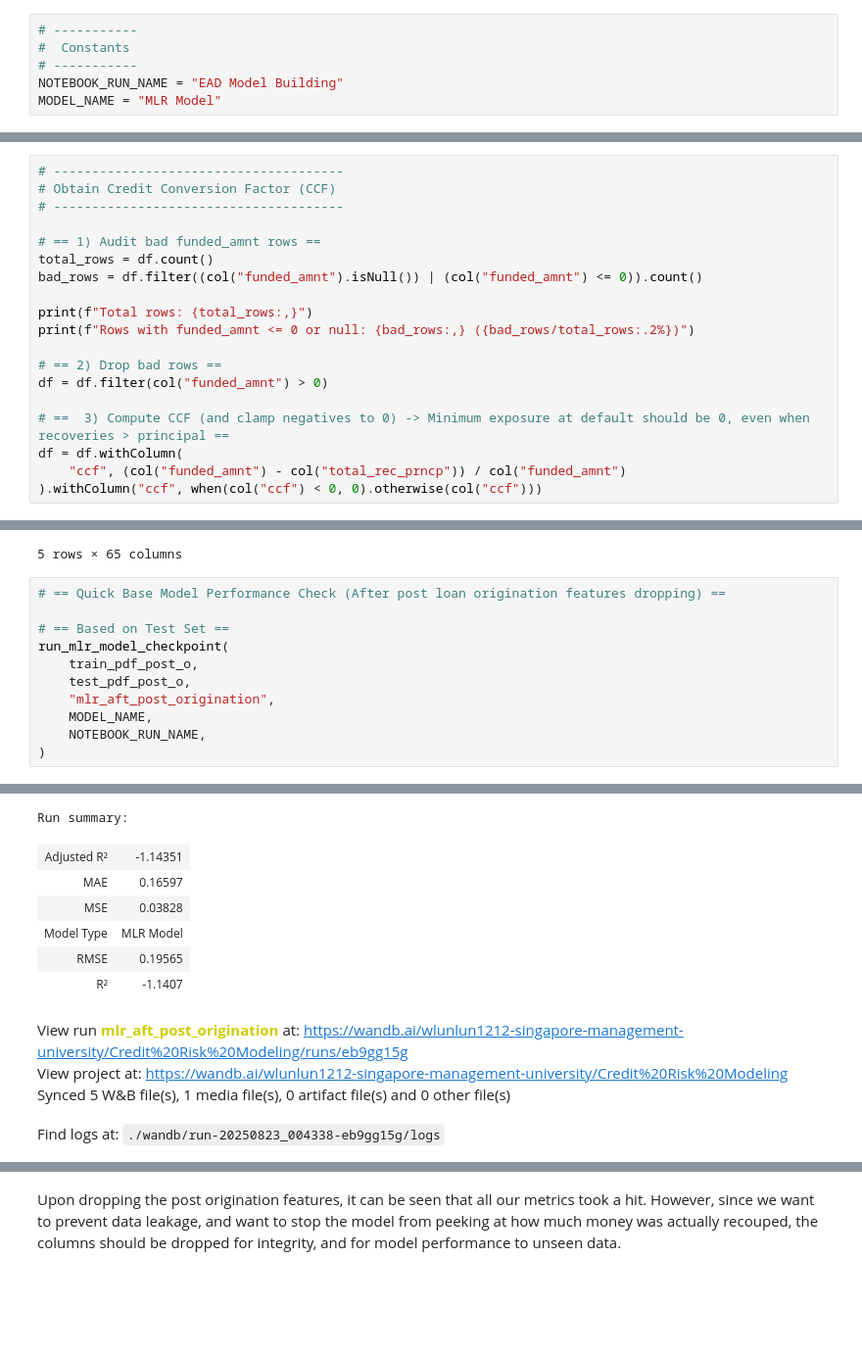
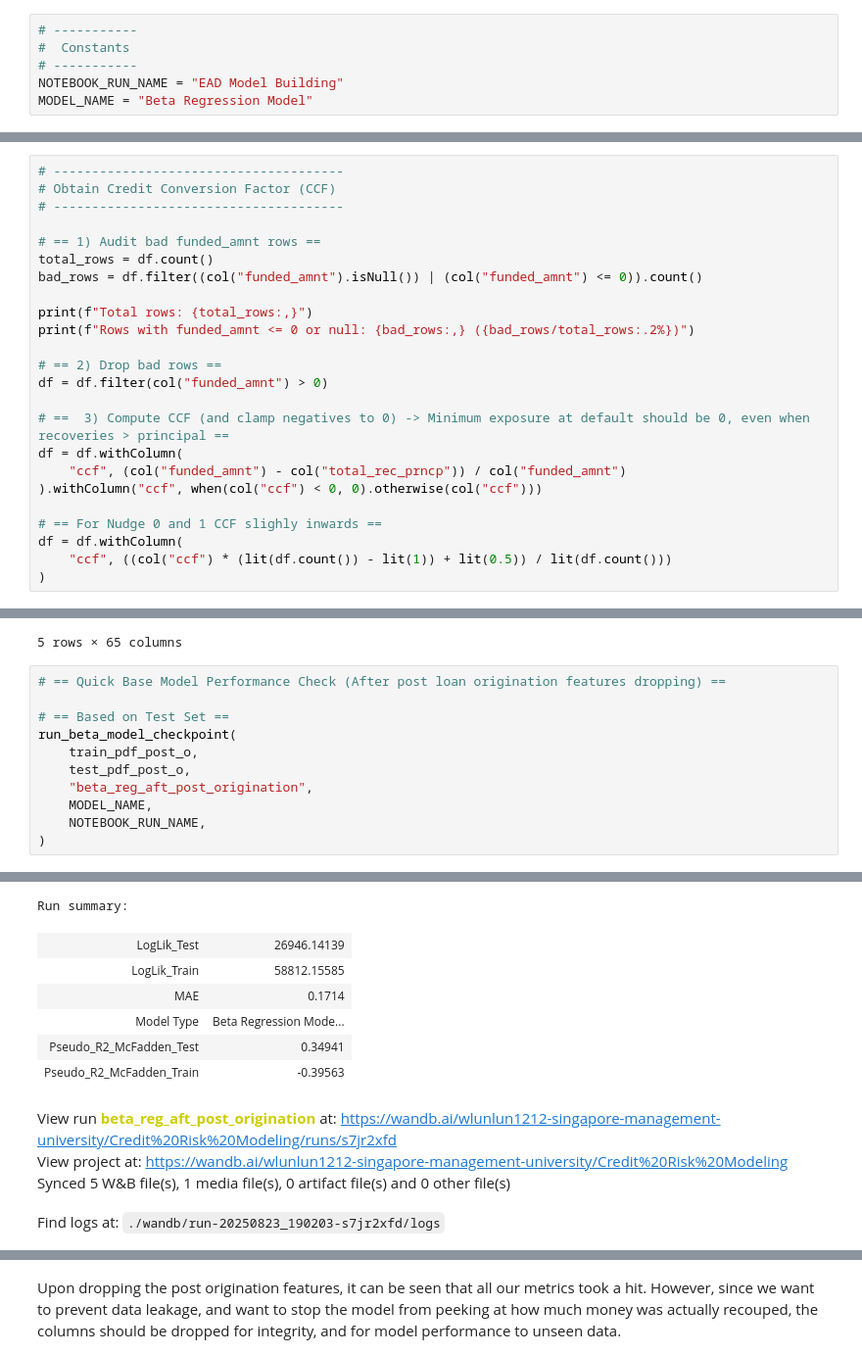
Before and after one commit to luuuneytunes12/Credit-Risk-Modeling-PySpark, a Jupyter notebook: notebooks/05a_ead_modeling.ipynb, the cells around one changed output, grey strips where cells are left out. Shown at 98% size. Cells and saved outputs as stored; diff of their text form; blank space fills up the shorter version.

```diff
--- a/notebooks/05a_ead_modeling.ipynb
+++ b/notebooks/05a_ead_modeling.ipynb
@@ -115,7 +115,7 @@ True
 #  Constants
 # -----------
 NOTEBOOK_RUN_NAME = "EAD Model Building"
-MODEL_NAME = "MLR Model"
+MODEL_NAME = "Beta Regression Model"
 # %%
 # --------------------
 #  Reusable Functions
@@ -518,6 +557,11 @@ df = df.filter(col("funded_amnt") > 0)
 df = df.withColumn(
     "ccf", (col("funded_amnt") - col("total_rec_prncp")) / col("funded_amnt")
 ).withColumn("ccf", when(col("ccf") < 0, 0).otherwise(col("ccf")))
+
+# == For Nudge 0 and 1 CCF slighly inwards ==
+df = df.withColumn(
+    "ccf", ((col("ccf") * (lit(df.count()) - lit(1)) + lit(0.5)) / lit(df.count()))
+)
 # %% [output]
 Total rows: 267,056
 Rows with funded_amnt <= 0 or null: 0 (0.00%)
@@ -674,10 +719,10 @@ train_pdf_post_o, test_pdf_post_o = train_test_split_oot(pdf)
 # == Quick Base Model Performance Check (After post loan origination features dropping) ==
 
 # == Based on Test Set ==
-run_mlr_model_checkpoint(
+run_beta_model_checkpoint(
     train_pdf_post_o,
     test_pdf_post_o,
-    "mlr_aft_post_origination",
+    "beta_reg_aft_post_origination",
     MODEL_NAME,
     NOTEBOOK_RUN_NAME,
 )
@@ -697,11 +742,11 @@ Run history:
 Run summary:
-| Adjusted R² | -1.14351 |
-| MAE | 0.16597 |
-| MSE | 0.03828 |
-| Model Type | MLR Model |
-| RMSE | 0.19565 |
-| R² | -1.1407 |
+| LogLik_Test | 26946.14139 |
+| LogLik_Train | 58812.15585 |
+| MAE | 0.1714 |
+| Model Type | Beta Regression Mode... |
+| Pseudo_R2_McFadden_Test | 0.34941 |
+| Pseudo_R2_McFadden_Train | -0.39563 |
-View run mlr_aft_post_origination at: https://wandb.ai/wlunlun1212-singapore-management-university/Credit%20Risk%20Modeling/runs/eb9gg15g
+View run beta_reg_aft_post_origination at: https://wandb.ai/wlunlun1212-singapore-management-university/Credit%20Risk%20Modeling/runs/s7jr2xfd
 View project at: https://wandb.ai/wlunlun1212-singapore-management-university/Credit%20Risk%20Modeling
 Synced 5 W&B file(s), 1 media file(s), 0 artifact file(s) and 0 other file(s)
-Find logs at: ./wandb/run-20250823_004338-eb9gg15g/logs
+Find logs at: ./wandb/run-20250823_190203-s7jr2xfd/logs
```
Also changed, not shown: parts of 39 cells of this notebook, 3 other files.
